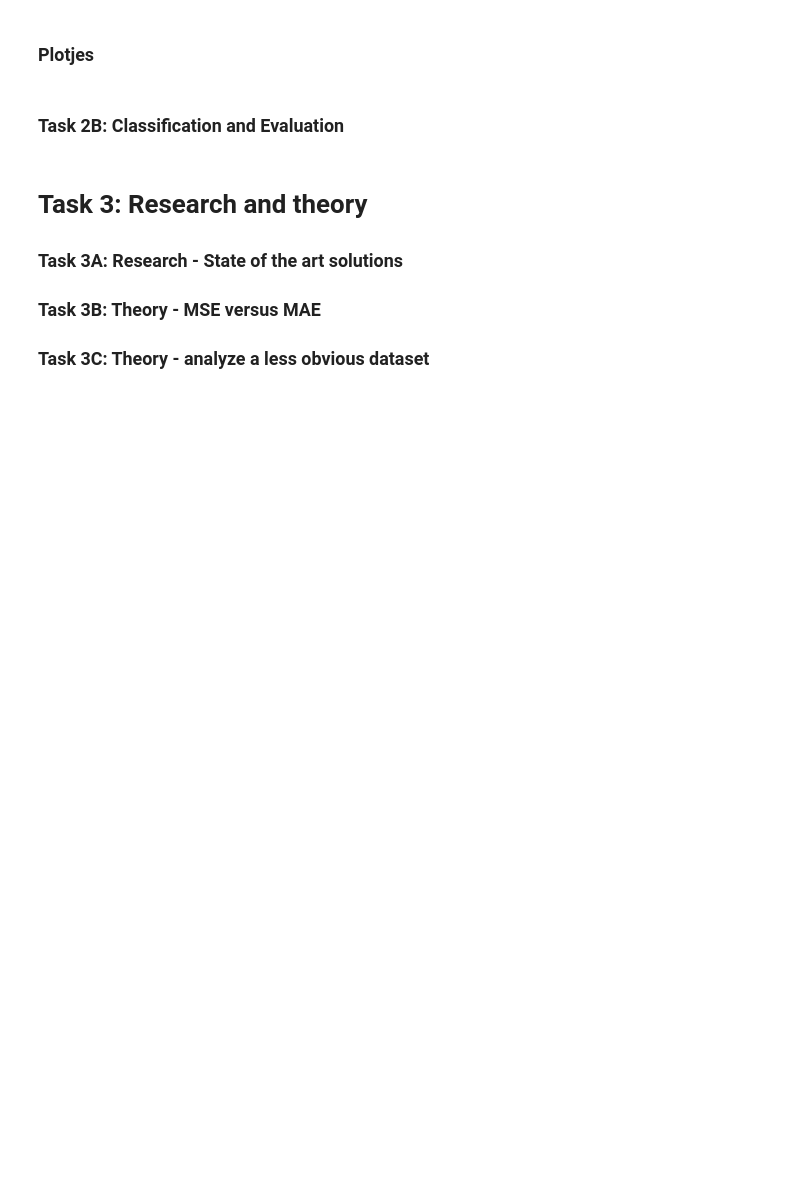
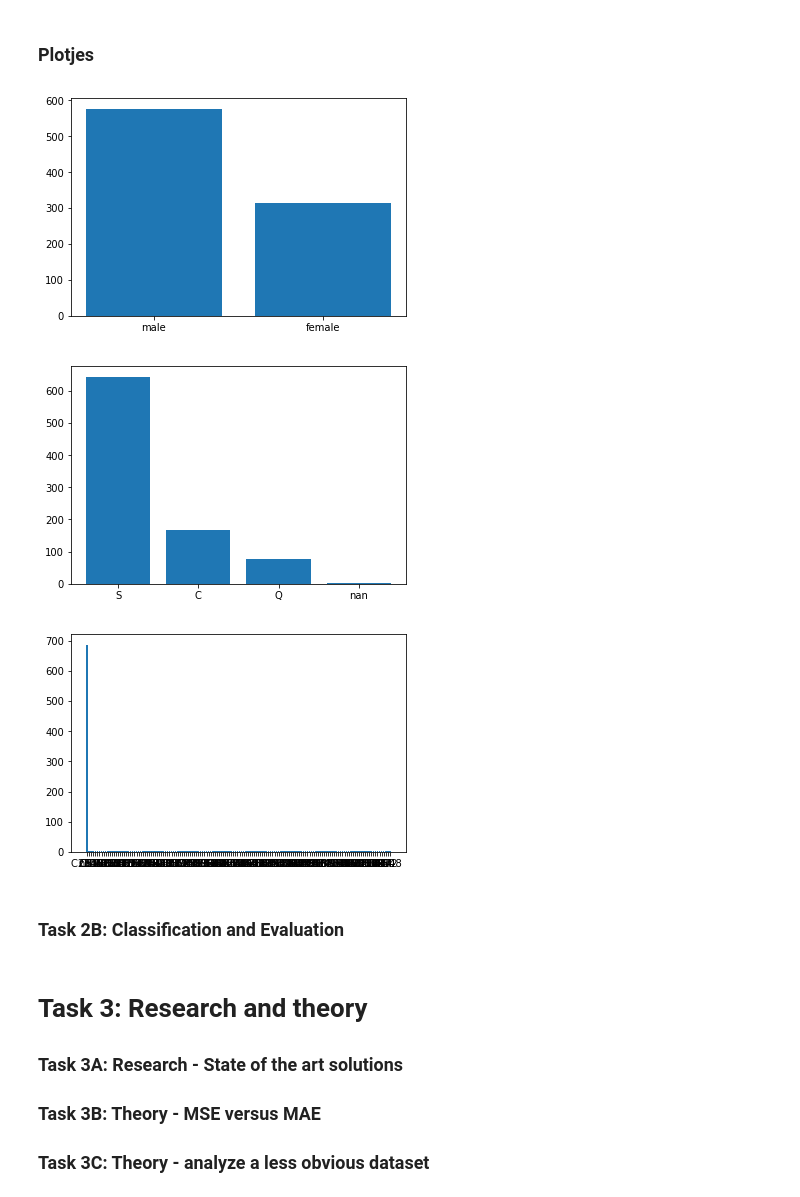
Before and after one commit to NatasjaWezel/DataMiningTechniques, a Jupyter notebook: natasja.ipynb, the cells around one changed output. Saved outputs shown, nothing was run; the diff lists cells and outputs as text; code cells hidden in the pictures; blank space fills up the shorter version.

```diff
--- a/natasja.ipynb
+++ b/natasja.ipynb
@@ -47,39 +78,43 @@ display(test_df.describe())
 # %%
 import os
 if not os.path.exists('results/titanic/'):
     os.makedirs('results/titanic/')
 
 from collections import Counter
 
 
 def show_save_histogram(df, column_name):
     """ Makes and saves a histogram of a specific df column. """
     train_df.hist(column=column_name)
     plt.savefig("results/titanic/" + column_name + ".png")
 
-show_save_histogram(df, "Age")
-show_save_histogram(df, "SibSp")
-show_save_histogram(df, "Fare")
-show_save_histogram(df, "Parch")
-show_save_histogram(df, "Pclass")
-show_save_histogram(df, "Survived")
+# show_save_histogram(df, "Age")
+# show_save_histogram(df, "SibSp")
+# show_save_histogram(df, "Fare")
+# show_save_histogram(df, "Parch")
+# show_save_histogram(df, "Pclass")
+# show_save_histogram(df, "Survived")
 
 def make_bar_chart(df, column_name):
     """ Makes a bar chart given a data frame column. """
 
     freqs = Counter(df[column_name])
     xvals = range(len(freqs.values()))
 
     plt.figure()
     plt.bar(xvals, freqs.values())
     plt.xticks(xvals, freqs.keys())
 
     plt.savefig("results/titanic/" + column_name + ".png")
 
 
 make_bar_chart(train_df, "Sex")
 make_bar_chart(train_df, "Embarked")
 make_bar_chart(train_df, "Cabin")
+# %% [output]
+[figure, added]
+[figure, added]
+[figure, added]
 # %% [markdown]
 ### Task 2B: Classification and Evaluation
 # %% [markdown]
```
Also changed, not shown: parts of 2 cells of this notebook, 10 other files.
